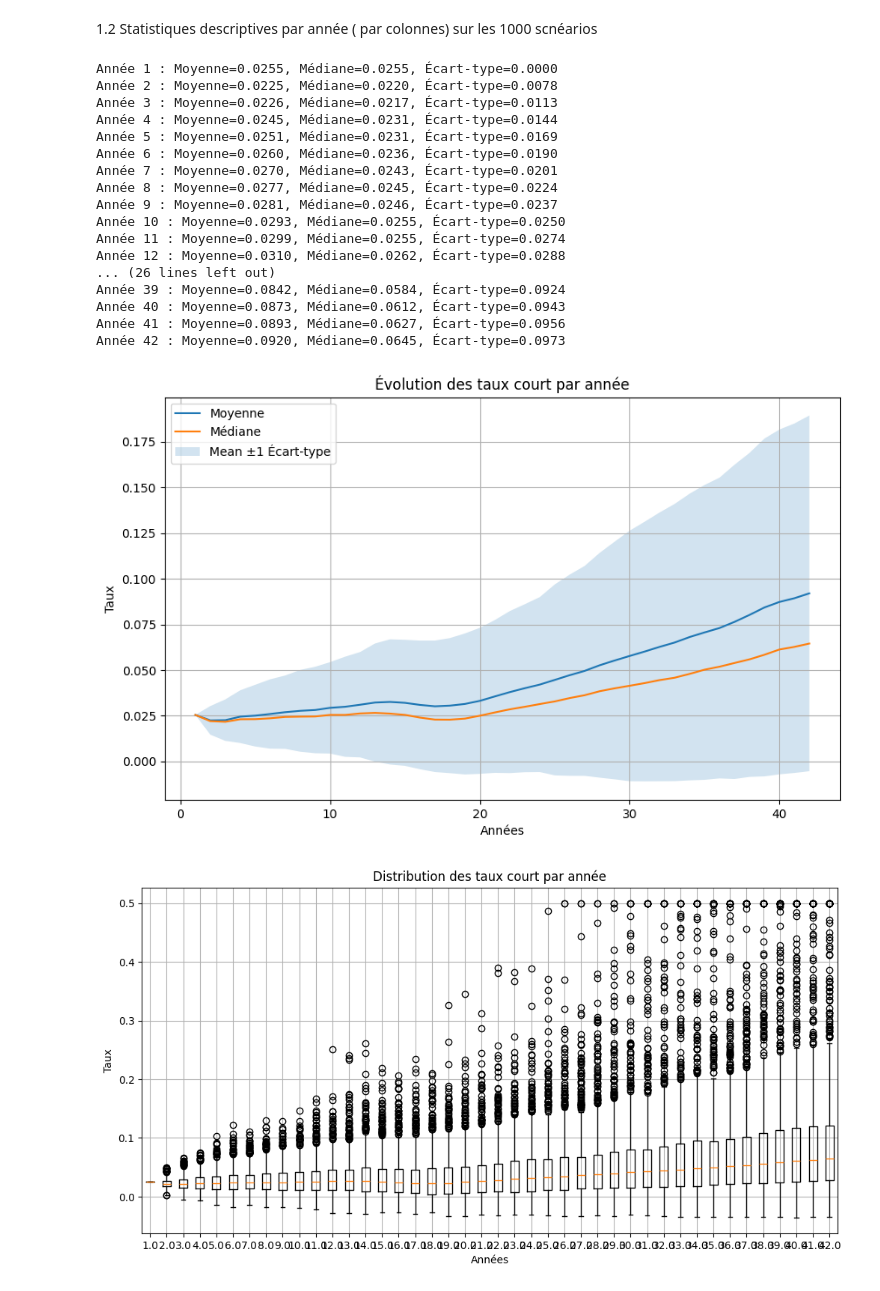
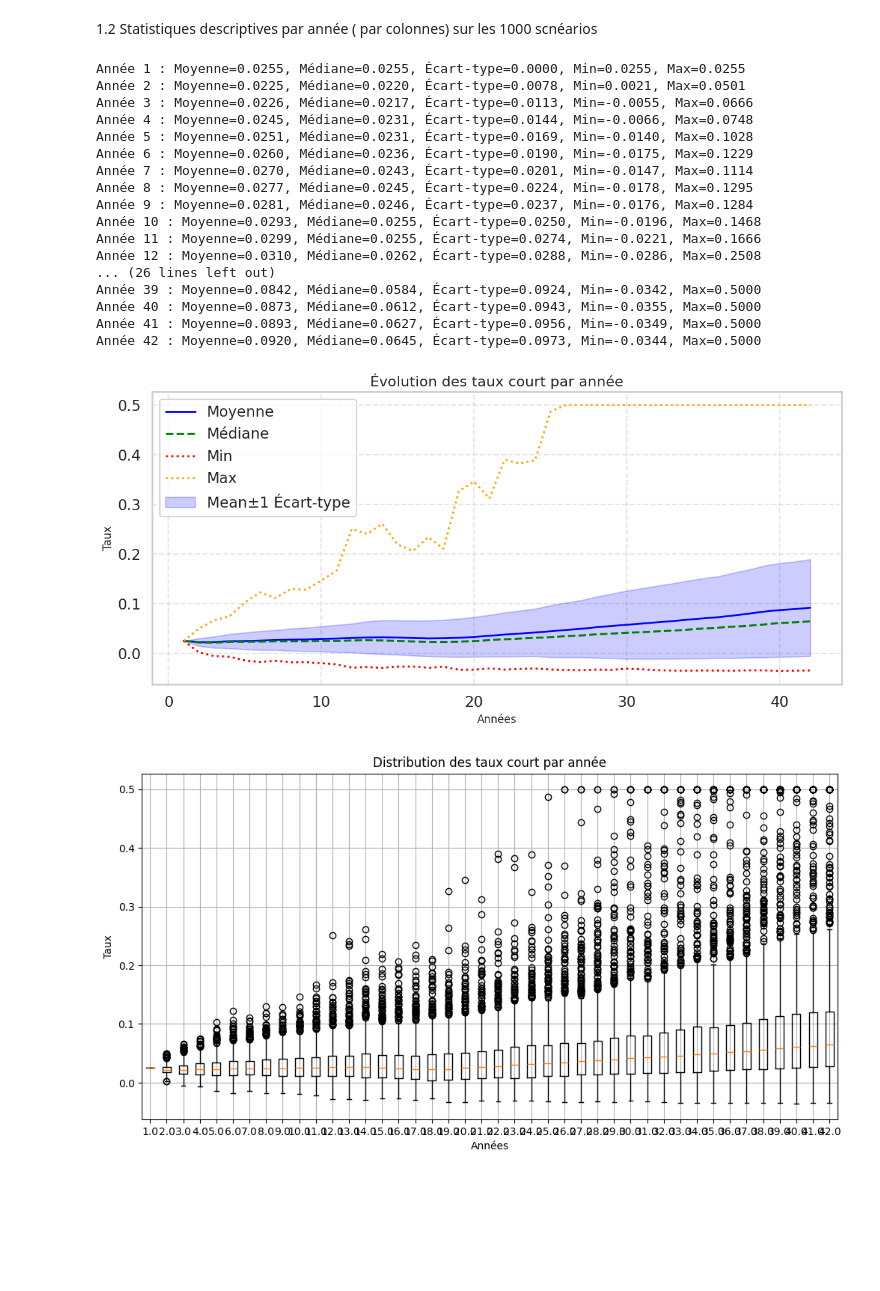
Before and after one commit to Eylz-Liu/Mod-le-vol-locale, a Jupyter notebook: Etude_GSE.ipynb, the cells around one changed output. Saved outputs shown, nothing was run; the diff lists cells and outputs as text; code cells hidden in the pictures; blank space fills up the shorter version.

```diff
--- a/Etude_GSE.ipynb
+++ b/Etude_GSE.ipynb
@@ -59,46 +130,56 @@ scenario: [   1.    2.    3.    4.    5.    6.    7.    8.    9.   10.   11.   1
 # %%
 #*******************************************************************
 # 1.2.1 - Moyenne, médiane, écart-type par année
 #*******************************************************************
+import numpy as np
+import matplotlib.pyplot as plt
+
+# Calcul des statistiques
 mean_by_year = np.mean(TL_matrix, axis=0)
 median_by_year = np.median(TL_matrix, axis=0)
 std_by_year = np.std(TL_matrix, axis=0)
+min_by_year = np.min(TL_matrix, axis=0)
+max_by_year = np.max(TL_matrix, axis=0)
 
-# 1.2.2 Visualisation des tendance
+# Affichage des statistiques
 for i, year in enumerate(maturities):
-    print(f"Année {year:.0f} : Moyenne={mean_by_year[i]:.4f}, Médiane={median_by_year[i]:.4f}, Écart-type={std_by_year[i]:.4f}")
+    print(f"Année {year:.0f} : Moyenne={mean_by_year[i]:.4f}, Médiane={median_by_year[i]:.4f}, Écart-type={std_by_year[i]:.4f}, Min={min_by_year[i]:.4f}, Max={max_by_year[i]:.4f}")
 
-import matplotlib.pyplot as plt
+# Visualisation
+plt.figure(figsize=(12, 6))
+plt.plot(maturities, mean_by_year, label='Moyenne', color='blue', linewidth=2)
+plt.plot(maturities, median_by_year, label='Médiane', color='green', linestyle='--')
+plt.plot(maturities, min_by_year, label='Min', color='red', linestyle=':')
+plt.plot(maturities, max_by_year, label='Max', color='orange', linestyle=':')
+plt.fill_between(maturities, mean_by_year - std_by_year, mean_by_year + std_by_year, alpha=0.2, label='Mean±1 Écart-type', color='blue')
 
-plt.figure(figsize=(10, 6))
-plt.plot(maturities, mean_by_year, label='Moyenne')
-plt.plot(maturities, median_by_year, label='Médiane')
-plt.fill_between(maturities, mean_by_year - std_by_year, mean_by_year + std_by_year, alpha=0.2, label='Mean ±1 Écart-type')
-plt.title("Évolution des taux court par année")
-plt.xlabel("Années")
-plt.ylabel("Taux")
+# Personnalisation
+plt.title("Évolution des taux court par année", fontsize=16)
+plt.xlabel("Années", fontsize=12)
+plt.ylabel("Taux", fontsize=12)
 plt.legend()
-plt.grid(True)
+plt.grid(True, linestyle='--', alpha=0.5)
+plt.tight_layout()
 plt.show()
 # %% [output]
-Année 1 : Moyenne=0.0255, Médiane=0.0255, Écart-type=0.0000
-Année 2 : Moyenne=0.0225, Médiane=0.0220, Écart-type=0.0078
-Année 3 : Moyenne=0.0226, Médiane=0.0217, Écart-type=0.0113
-Année 4 : Moyenne=0.0245, Médiane=0.0231, Écart-type=0.0144
-Année 5 : Moyenne=0.0251, Médiane=0.0231, Écart-type=0.0169
-Année 6 : Moyenne=0.0260, Médiane=0.0236, Écart-type=0.0190
-Année 7 : Moyenne=0.0270, Médiane=0.0243, Écart-type=0.0201
-Année 8 : Moyenne=0.0277, Médiane=0.0245, Écart-type=0.0224
-Année 9 : Moyenne=0.0281, Médiane=0.0246, Écart-type=0.0237
-Année 10 : Moyenne=0.0293, Médiane=0.0255, Écart-type=0.0250
-Année 11 : Moyenne=0.0299, Médiane=0.0255, Écart-type=0.0274
-Année 12 : Moyenne=0.0310, Médiane=0.0262, Écart-type=0.0288
+Année 1 : Moyenne=0.0255, Médiane=0.0255, Écart-type=0.0000, Min=0.0255, Max=0.0255
+Année 2 : Moyenne=0.0225, Médiane=0.0220, Écart-type=0.0078, Min=0.0021, Max=0.0501
+Année 3 : Moyenne=0.0226, Médiane=0.0217, Écart-type=0.0113, Min=-0.0055, Max=0.0666
+Année 4 : Moyenne=0.0245, Médiane=0.0231, Écart-type=0.0144, Min=-0.0066, Max=0.0748
+Année 5 : Moyenne=0.0251, Médiane=0.0231, Écart-type=0.0169, Min=-0.0140, Max=0.1028
+Année 6 : Moyenne=0.0260, Médiane=0.0236, Écart-type=0.0190, Min=-0.0175, Max=0.1229
+Année 7 : Moyenne=0.0270, Médiane=0.0243, Écart-type=0.0201, Min=-0.0147, Max=0.1114
+Année 8 : Moyenne=0.0277, Médiane=0.0245, Écart-type=0.0224, Min=-0.0178, Max=0.1295
+Année 9 : Moyenne=0.0281, Médiane=0.0246, Écart-type=0.0237, Min=-0.0176, Max=0.1284
+Année 10 : Moyenne=0.0293, Médiane=0.0255, Écart-type=0.0250, Min=-0.0196, Max=0.1468
+Année 11 : Moyenne=0.0299, Médiane=0.0255, Écart-type=0.0274, Min=-0.0221, Max=0.1666
+Année 12 : Moyenne=0.0310, Médiane=0.0262, Écart-type=0.0288, Min=-0.0286, Max=0.2508
 ... (26 lines left out)
-Année 39 : Moyenne=0.0842, Médiane=0.0584, Écart-type=0.0924
-Année 40 : Moyenne=0.0873, Médiane=0.0612, Écart-type=0.0943
-Année 41 : Moyenne=0.0893, Médiane=0.0627, Écart-type=0.0956
-Année 42 : Moyenne=0.0920, Médiane=0.0645, Écart-type=0.0973
+Année 39 : Moyenne=0.0842, Médiane=0.0584, Écart-type=0.0924, Min=-0.0342, Max=0.5000
+Année 40 : Moyenne=0.0873, Médiane=0.0612, Écart-type=0.0943, Min=-0.0355, Max=0.5000
+Année 41 : Moyenne=0.0893, Médiane=0.0627, Écart-type=0.0956, Min=-0.0349, Max=0.5000
+Année 42 : Moyenne=0.0920, Médiane=0.0645, Écart-type=0.0973, Min=-0.0344, Max=0.5000
-[figure, old version]
+[figure, new version]
 # %%
 #  1.2.3. Boxplots pour visualiser la dispersion
 
```
Also changed, not shown: parts of 3 cells of this notebook.
